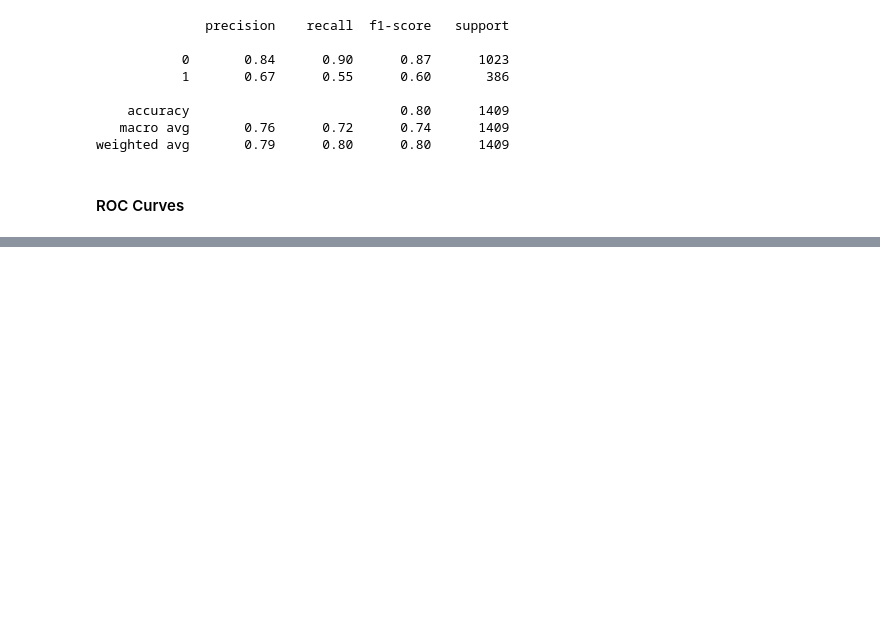
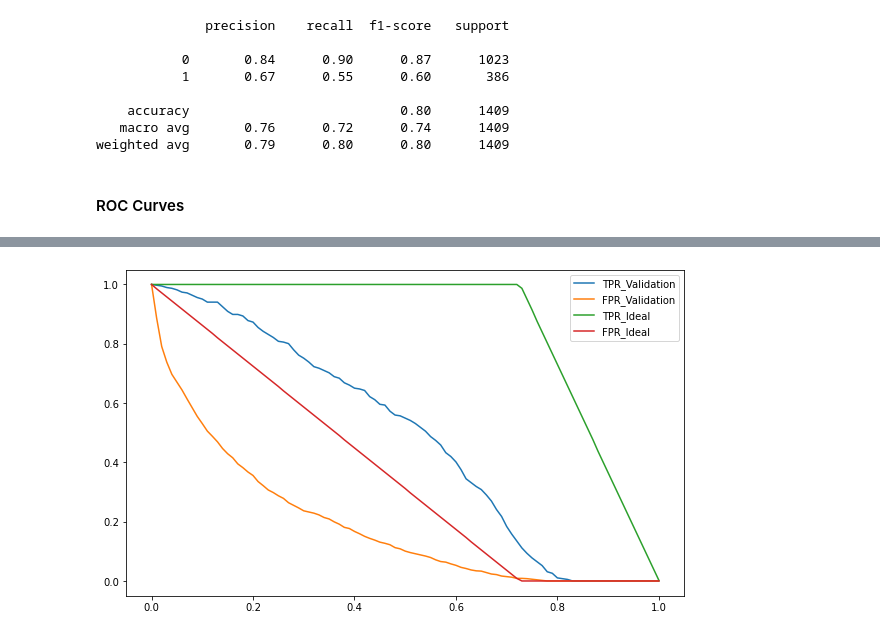
Before and after one commit to maclavijo/MLZoomcamp, a Jupyter notebook: Week4/Customer Churn Continuation.ipynb, the cells around one changed output, grey strips where cells are left out. Cells and saved outputs as stored; diff of their text form; code cells hidden in the pictures; blank space fills up the shorter version.

```diff
--- a/Week4/Customer Churn Continuation.ipynb
+++ b/Week4/Customer Churn Continuation.ipynb
@@ -284,0 +359,4 @@ _ = plt.show()
+# %%
+plotRates([dfScores, dfIdeal],['Validation', 'Ideal'])
+# %% [output]
+[figure, added]
```
Also changed, not shown: parts of 39 cells of this notebook.
